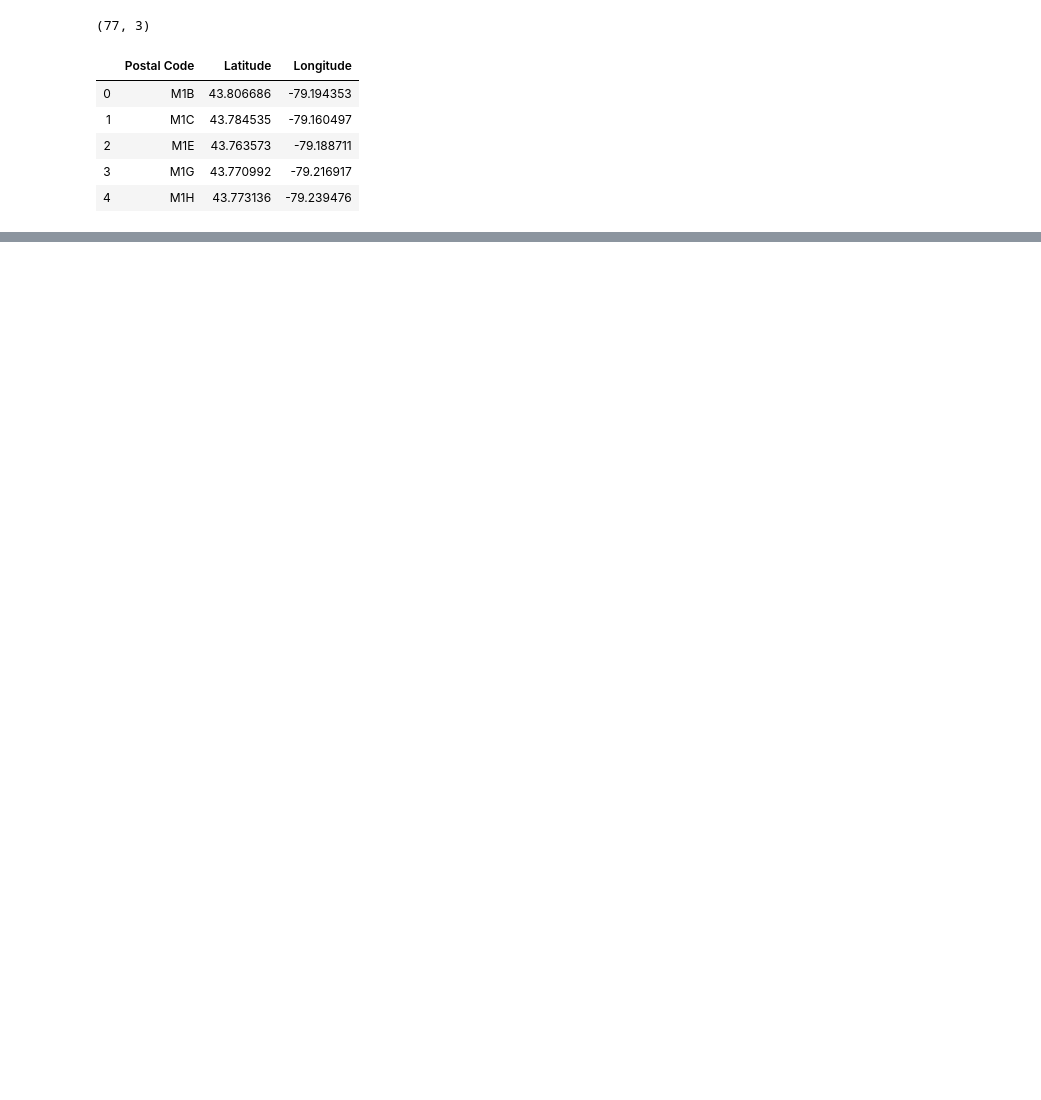
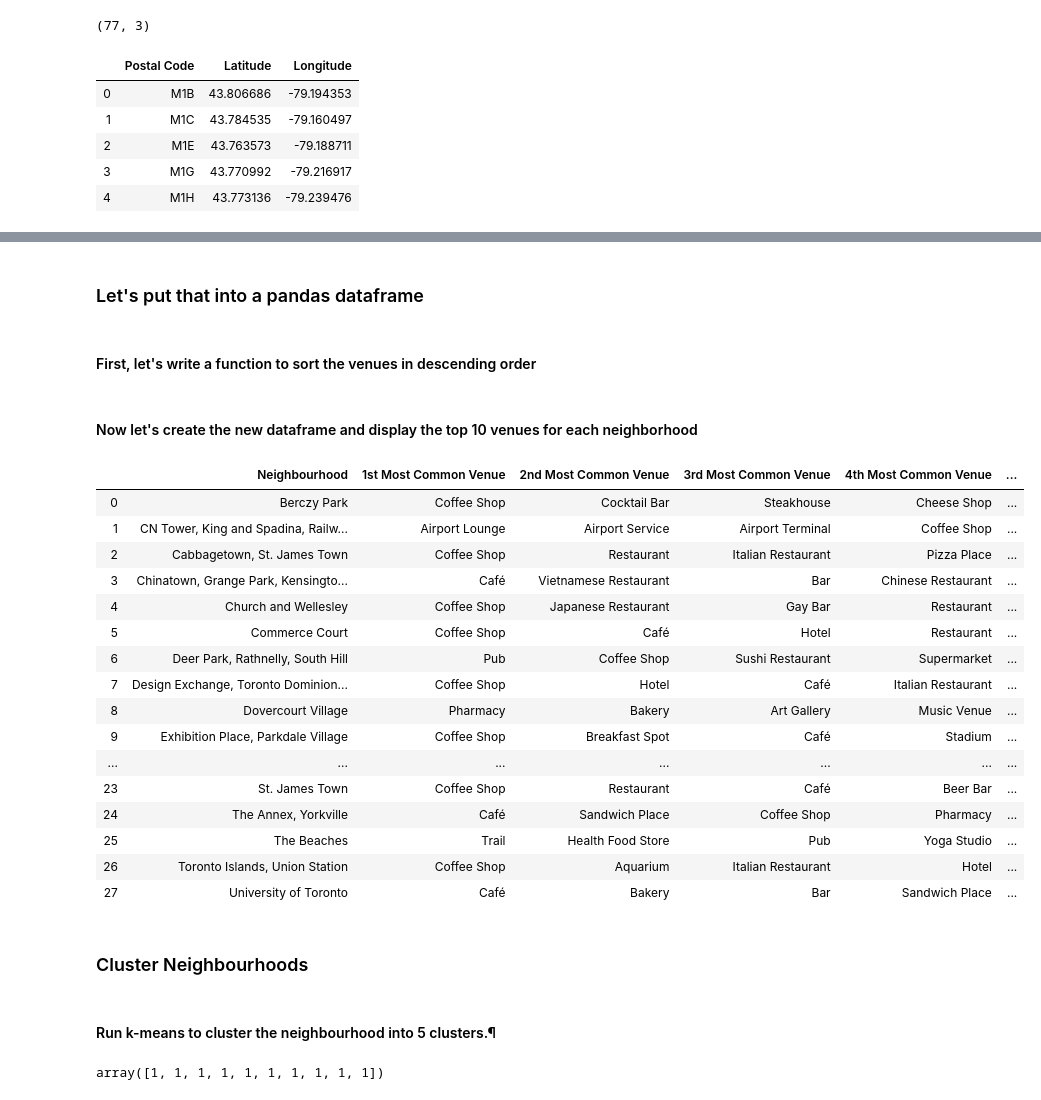
Before and after one commit to hindlfq/Coursera_Capstone, a Jupyter notebook: Toronto_Clustering.ipynb, the cells around one changed output, grey strips where cells are left out. Cells and saved outputs as stored; diff of their text form; code cells hidden in the pictures; blank space fills up the shorter version.

```diff
--- a/Toronto_Clustering.ipynb
+++ b/Toronto_Clustering.ipynb
@@ -153,0 +445,12 @@ df3
+# %%
+num_top_venues = 5
+
+for hood in toronto_grouped['Neighbourhood']:
+    print("----"+hood+"----")
+    temp = toronto_grouped[toronto_grouped['Neighbourhood'] == hood].T.reset_index()
+    temp.columns = ['venue','freq']
+    temp = temp.iloc[1:]
+    temp['freq'] = temp['freq'].astype(float)
+    temp = temp.round({'freq': 2})
+    print(temp.sort_values('freq', ascending=False).reset_index(drop=True).head(num_top_venues))
+    print('\n')
@@ -153,0 +475,68 @@ df3
+# %% [markdown]
+### Let's put that into a pandas dataframe
+# %% [markdown]
+#### First, let's write a function to sort the venues in descending order
+# %%
+def return_most_common_venues(row, num_top_venues):
+    row_categories = row.iloc[1:]
+    row_categories_sorted = row_categories.sort_values(ascending=False)
+
+    return row_categories_sorted.index.values[0:num_top_venues]
+# %% [markdown]
+#### Now let's create the new dataframe and display the top 10 venues for each neighborhood
+# %%
+num_top_venues = 10
+
+indicators = ['st', 'nd', 'rd']
+
+# create columns according to number of top venues
+columns = ['Neighbourhood']
+for ind in np.arange(num_top_venues):
+    try:
+        columns.append('{}{} Most Common Venue'.format(ind+1, indicators[ind]))
+    except:
+        columns.append('{}th Most Common Venue'.format(ind+1))
+
+# create a new dataframe
+neighborhoods_venues_sorted = pd.DataFrame(columns=columns)
+neighborhoods_venues_sorted['Neighbourhood'] = toronto_grouped['Neighbourhood']
+
+for ind in np.arange(toronto_grouped.shape[0]):
+    neighborhoods_venues_sorted.iloc[ind, 1:] = return_most_common_venues(toronto_grouped.iloc[ind, :], num_top_venues)
+
+neighborhoods_venues_sorted
+# %% [output]
+|  | Neighbourhood | 1st Most Common Venue | 2nd Most Common Venue | 3rd Most Common Venue | 4th Most Common Venue | ... |
+| 0 | Berczy Park | Coffee Shop | Cocktail Bar | Steakhouse | Cheese Shop | ... |
+| 1 | CN Tower, King and Spadina, Railw... | Airport Lounge | Airport Service | Airport Terminal | Coffee Shop | ... |
+| 2 | Cabbagetown, St. James Town | Coffee Shop | Restaurant | Italian Restaurant | Pizza Place | ... |
+| 3 | Chinatown, Grange Park, Kensingto... | Café | Vietnamese Restaurant | Bar | Chinese Restaurant | ... |
+| 4 | Church and Wellesley | Coffee Shop | Japanese Restaurant | Gay Bar | Restaurant | ... |
+| 5 | Commerce Court | Coffee Shop | Café | Hotel | Restaurant | ... |
+| 6 | Deer Park, Rathnelly, South Hill | Pub | Coffee Shop | Sushi Restaurant | Supermarket | ... |
+| 7 | Design Exchange, Toronto Dominion... | Coffee Shop | Hotel | Café | Italian Restaurant | ... |
+| 8 | Dovercourt Village | Pharmacy | Bakery | Art Gallery | Music Venue | ... |
+| 9 | Exhibition Place, Parkdale Village | Coffee Shop | Breakfast Spot | Café | Stadium | ... |
+| ... | ... | ... | ... | ... | ... | ... |
+| 23 | St. James Town | Coffee Shop | Restaurant | Café | Beer Bar | ... |
+| 24 | The Annex, Yorkville | Café | Sandwich Place | Coffee Shop | Pharmacy | ... |
+| 25 | The Beaches | Trail | Health Food Store | Pub | Yoga Studio | ... |
+| 26 | Toronto Islands, Union Station | Coffee Shop | Aquarium | Italian Restaurant | Hotel | ... |
+| 27 | University of Toronto | Café | Bakery | Bar | Sandwich Place | ... |
+# %% [markdown]
+### Cluster Neighbourhoods
+# %% [markdown]
+#### Run k-means to cluster the neighbourhood into 5 clusters.¶
+# %%
+# set number of clusters
+kclusters = 5
+
+toronto_grouped_clustering = toronto_grouped.drop('Neighbourhood', 1)
+
+# run k-means clustering
+kmeans = KMeans(n_clusters=kclusters, random_state=0).fit(toronto_grouped_clustering)
+
+# check cluster labels generated for each row in the dataframe
+kmeans.labels_[0:10]
+# %% [output]
+array([1, 1, 1, 1, 1, 1, 1, 1, 1, 1])
```
Also changed, not shown: parts of 39 cells of this notebook, 1 other file.
